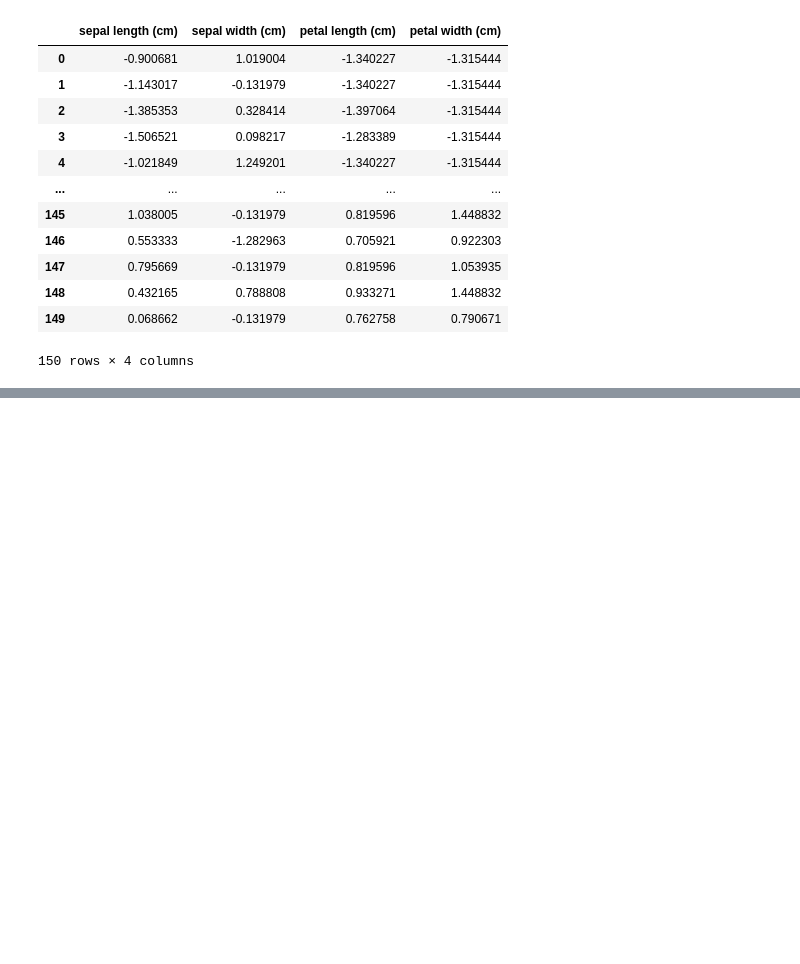
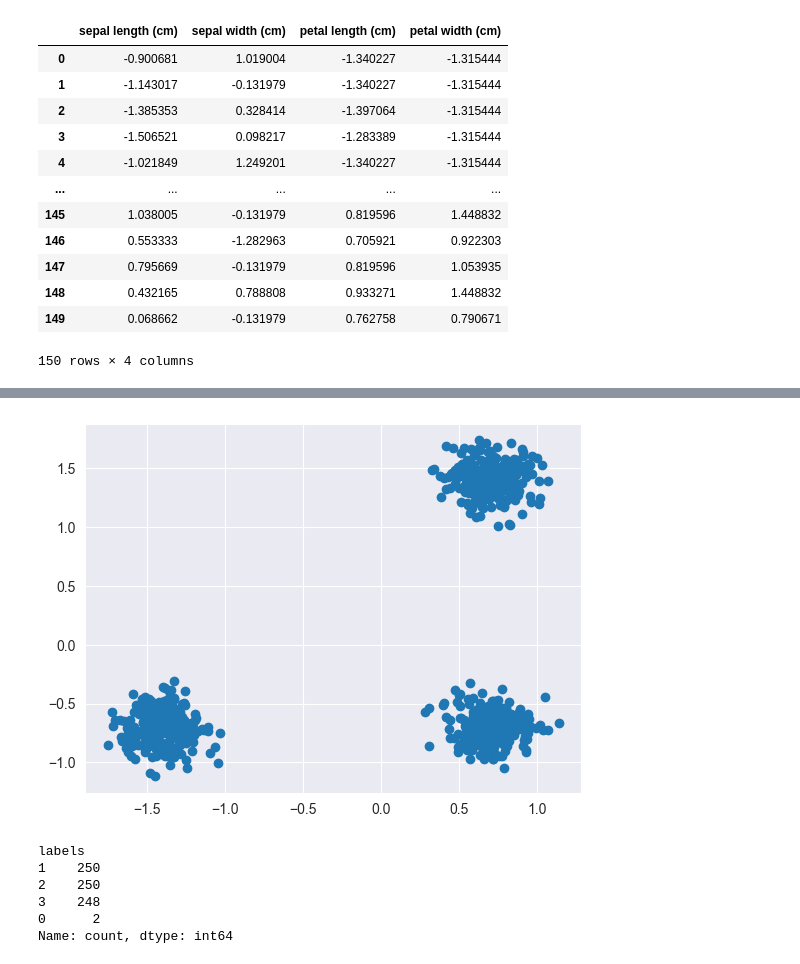
Before and after one commit to potapovkd/ml_lessons, a Jupyter notebook: lesson_7/clustering.ipynb, the cells around one changed output, grey strips where cells are left out. Drawn from its saved outputs; the diff is of its cells as text; code cells hidden in the pictures; blank space fills up the shorter version.

Commit message:
fix[clustering.ipynb]: add DBSCAN

```diff
--- a/lesson_7/clustering.ipynb
+++ b/lesson_7/clustering.ipynb
@@ -123,0 +159,27 @@ Text(0, 0.5, 'Feature 2')
+# %%
+centers = [[3, 3], [-3, -3], [3, -3]]
+X, labels_true = make_blobs(
+    n_samples=750, centers=centers, cluster_std=0.4, random_state=0
+)
+
+X = StandardScaler().fit_transform(X)
+
+df = pd.DataFrame(X)
+
+plt.scatter(df.iloc[:, 0], df.iloc[:, 1])
+plt.show()
+# %% [output]
+[figure, added]
+# %%
+dbscan = DBSCAN(eps=0.6, min_samples=10)
+
+df['labels'] = dbscan.fit_predict(df)
+
+df.labels.value_counts()
+# %% [output]
+labels
+1    250
+2    250
+3    248
+0      2
+Name: count, dtype: int64
```
Also changed, not shown: parts of 6 cells of this notebook.
